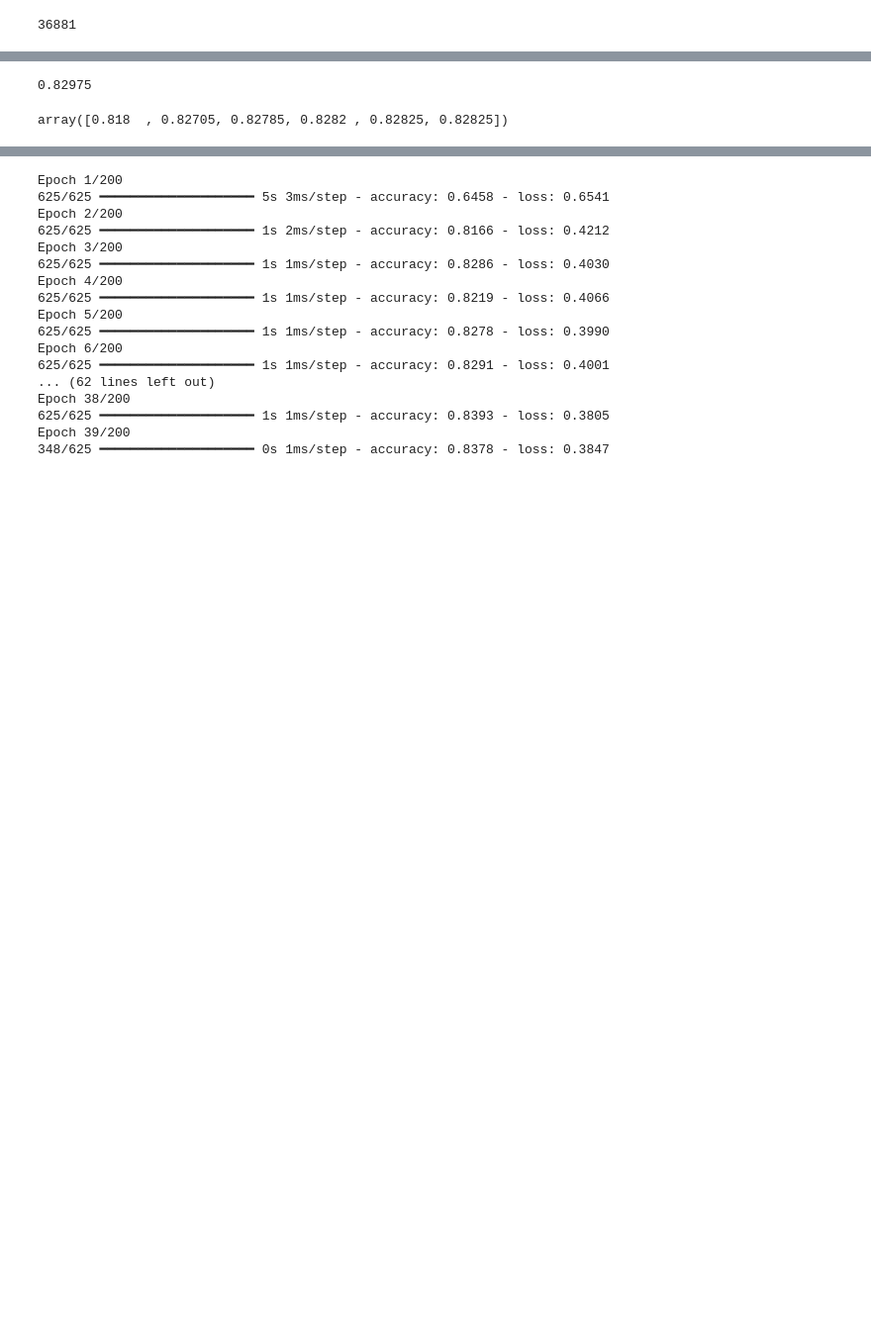
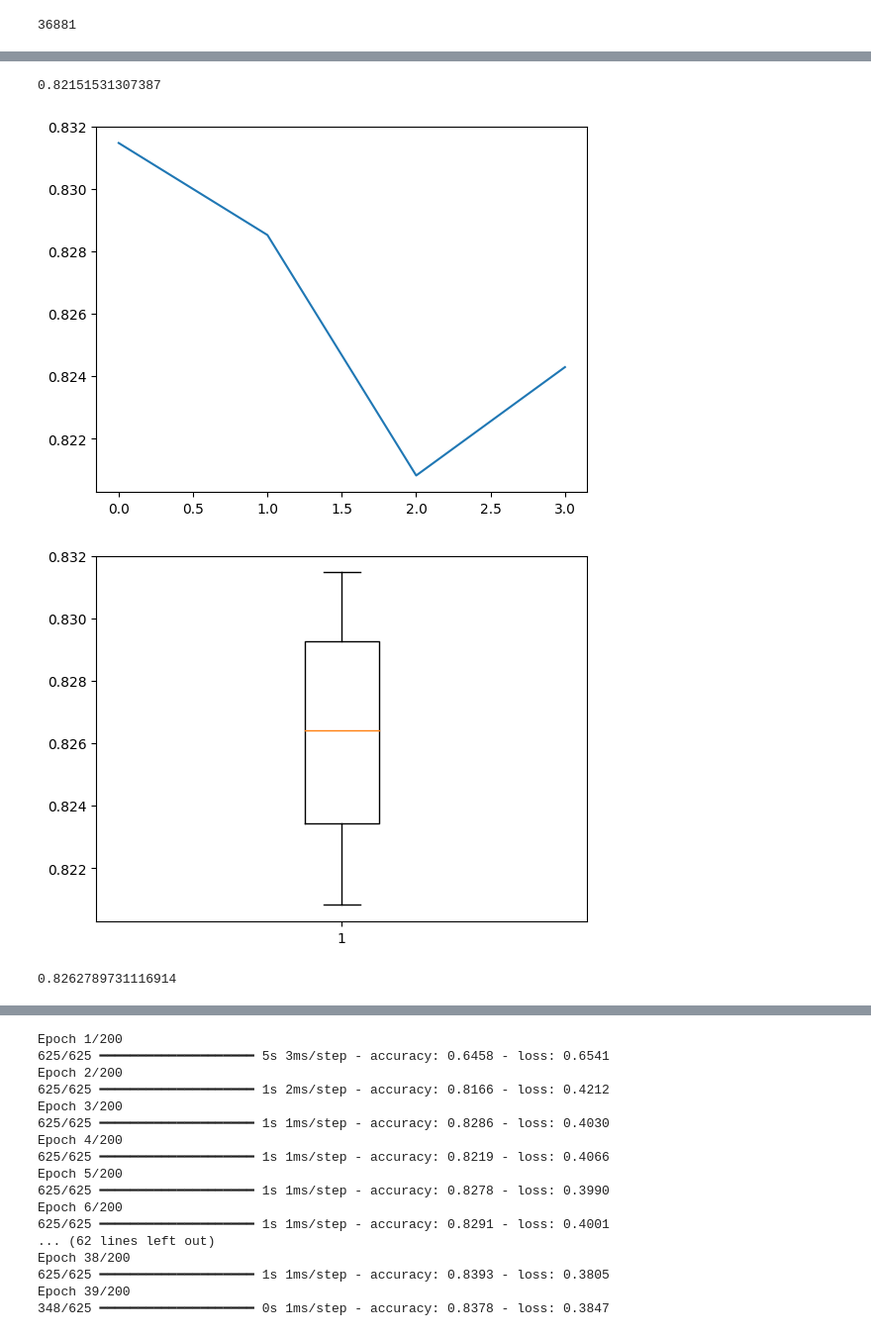
Before and after one commit to johnsanterre/deep_learning_class, a Jupyter notebook: lectures/week_5_Hands_on_FNN/async.ipynb, the cells around one changed output, grey strips where cells are left out. Shown at 99% size. Saved outputs shown, nothing was run; the diff lists cells and outputs as text; code cells hidden in the pictures; blank space fills up the shorter version.

```diff
--- a/lectures/week_5_Hands_on_FNN/async.ipynb
+++ b/lectures/week_5_Hands_on_FNN/async.ipynb
@@ -127,24 +133,42 @@ print(np.mean(scores))
-# %%
-### Test code functions(simple error estimation)
-from sklearn.model_selection import GridSearchCV
-params = dict([['penalty',['l2']], ['C',[.001, .01, .1, .25, .5, 1]]])
-lr = LogisticRegression()
-clf = GridSearchCV(lr, params)
-clf.fit(M_scaled[:20000], L[:20000])
-clf.cv_results_['mean_test_score']
-
-clf.cv_results_['params'][3]
-lr = LogisticRegression( **clf.cv_results_['params'][3])
-lr.fit(M_scaled[20000:], L[20000:])
-lr.score(M_scaled[:20000], L[:20000])
-# %% [output]
-0.82975
-# %%
-from sklearn.model_selection import GridSearchCV
-params = dict([['penalty',['l2']], ['C',[.001, .01, .1, .25, .5, 1]]])
-lr = LogisticRegression()
-clf = GridSearchCV(lr, params)
-clf.fit(M_scaled[:20000], L[:20000])
-clf.cv_results_['mean_test_score']
-# %% [output]
-array([0.818  , 0.82705, 0.82785, 0.8282 , 0.82825, 0.82825])
+# %%
+### Quick Test for Simple Error Estimation
+# This section is designed to perform a quick test to estimate the error of the logistic regression model.
+# We are splitting the scaled dataset (M_scaled) and the corresponding labels (L) into two parts:
+#   - The first 20,000 samples for training (M_scaled[:20000], L[:20000])
+#   - The remaining samples for testing (M_scaled[20000:], L[20000:])
+# We then train the logistic regression model on the training set and evaluate its performance on the test set.
+# The score method returns the accuracy of the model on the test set, which gives us an estimate of the model's error.
+clf = LogisticRegression()
+clf.fit(M_scaled[:20000], L[:20000])
+clf.score(M_scaled[20000:], L[20000:])
+# %% [output]
+0.82151531307387
+# %%
+### Real reporting (rigorous error estimation)
+# Importing the necessary module for cross-validation scoring
+from sklearn.model_selection import cross_val_score
+
+# Performing cross-validation to estimate the model's performance
+# 'cv=4' means we're splitting the data into 4 folds for cross-validation
+scores = cross_val_score(clf, M_scaled, L, cv=4)
+
+# Plotting the scores to visualize the performance
+import matplotlib.pyplot as plt
+plt.plot(scores)
+plt.title('Cross-Validation Scores')
+plt.xlabel('Fold Index')
+plt.ylabel('Score')
+plt.show()
+
+# Creating a box plot to visualize the distribution of scores
+plt.boxplot(scores)
+plt.title('Distribution of Cross-Validation Scores')
+plt.ylabel('Score')
+plt.show()
+
+# Calculating and printing the mean of the scores to get an overall estimate of the model's performance
+print(f'Mean Score: {np.mean(scores)}')
+# %% [output]
+[figure, added]
+[figure, added]
+0.8262789731116914
```
Also changed, not shown: parts of 17 cells of this notebook.
